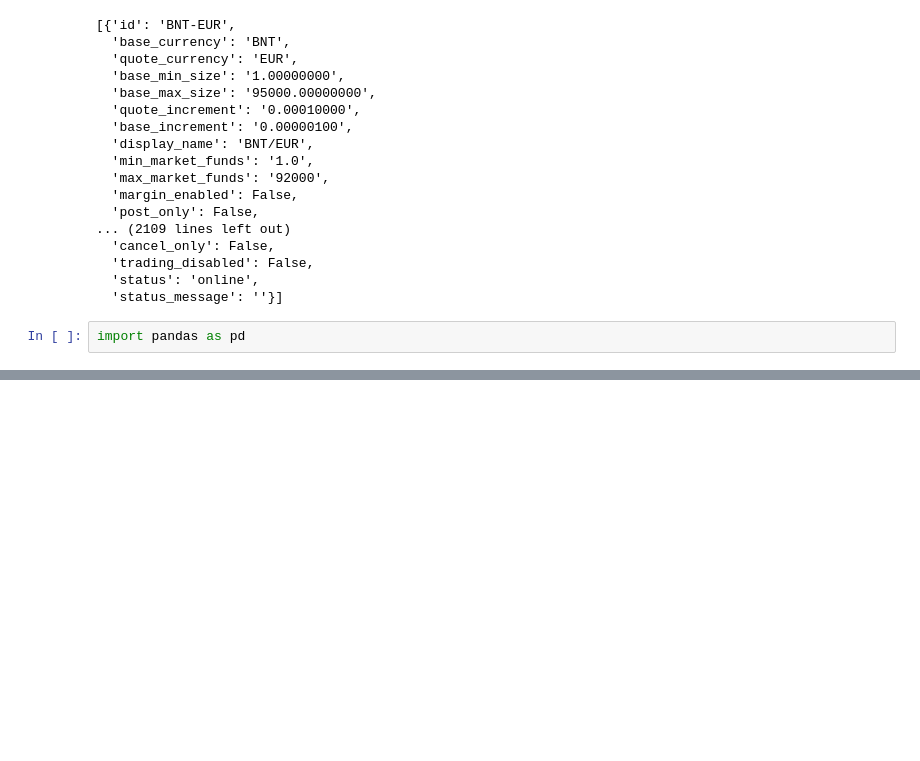
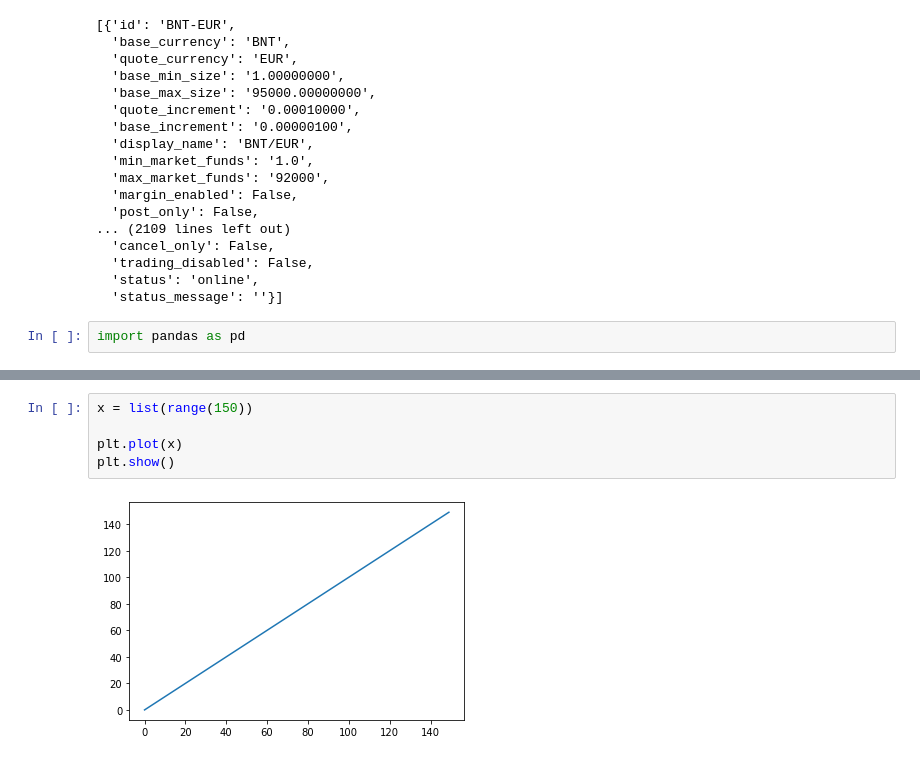
Before and after one commit to lukewbecker/algo-trading-training, a Jupyter notebook: test.ipynb, the cells around one changed output, grey strips where cells are left out. Drawn from its saved outputs; the diff is of its cells as text; blank space fills up the shorter version.

```diff
--- a/test.ipynb
+++ b/test.ipynb
@@ -50,0 +53,7 @@ NameError: name 'python' is not defined
+# %%
+x = list(range(150))
+
+plt.plot(x)
+plt.show()
+# %% [output]
+[figure, added]
```
Also changed, not shown: parts of 8 cells of this notebook.
